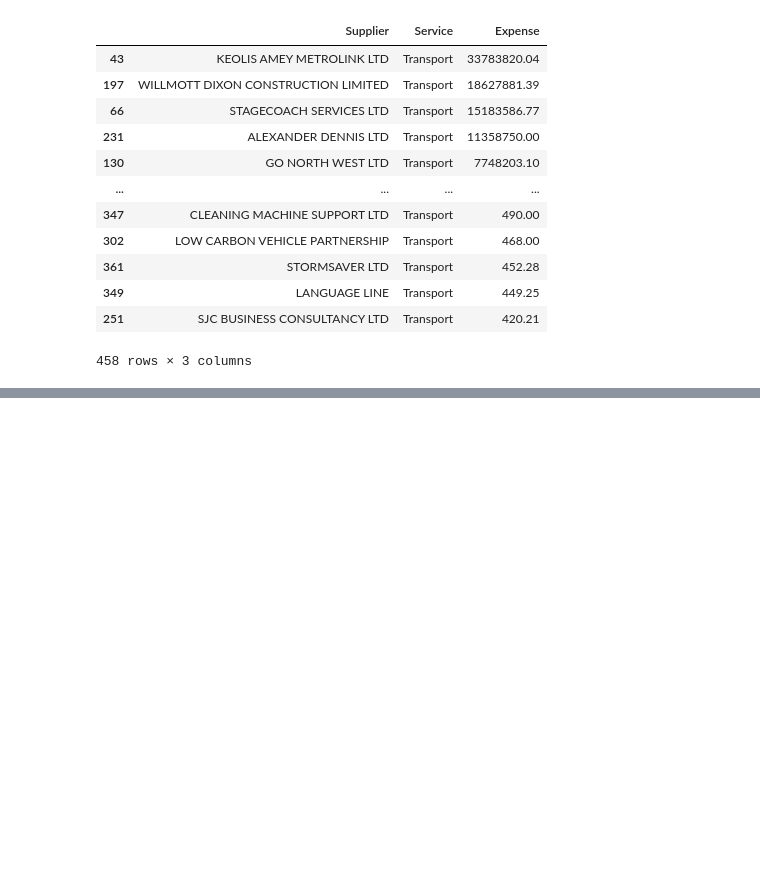
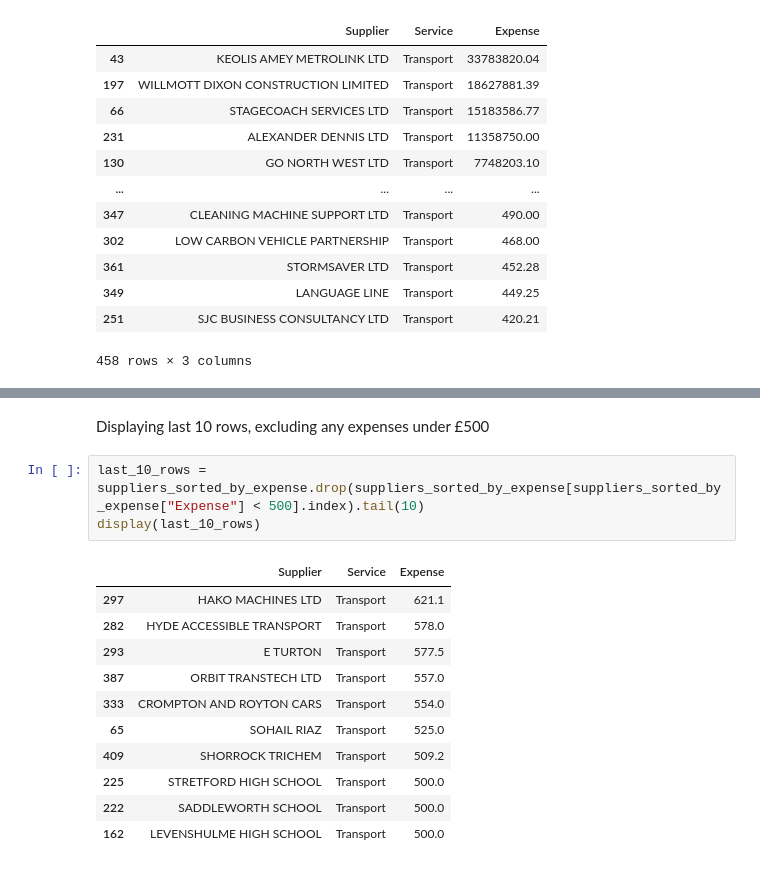
Before and after one commit to RamiYasir/I-Like-Trains, a Jupyter notebook: analysis.ipynb, the cells around one changed output, grey strips where cells are left out. Cells and saved outputs as stored; diff of their text form; blank space fills up the shorter version.

Commit message:
make bar chart horizontal, display last 10 rows of df

```diff
--- a/analysis.ipynb
+++ b/analysis.ipynb
@@ -119,3 +117,20 @@ NPOWER LTD: 2867918.7599999984
 ARTHUR J GALLAGHER INSURANCE BROKER: 2624594.1799999997
 MANCHESTER CITY COUNCIL: 2594553.97
 [figure]
+# %% [markdown]
+Displaying last 10 rows, excluding any expenses under £500
+# %%
+last_10_rows = suppliers_sorted_by_expense.drop(suppliers_sorted_by_expense[suppliers_sorted_by_expense["Expense"] < 500].index).tail(10)
+display(last_10_rows)
+# %% [output]
+|  | Supplier | Service | Expense |
+| 297 | HAKO MACHINES LTD | Transport | 621.1 |
+| 282 | HYDE ACCESSIBLE TRANSPORT | Transport | 578.0 |
+| 293 | E TURTON | Transport | 577.5 |
+| 387 | ORBIT TRANSTECH LTD | Transport | 557.0 |
+| 333 | CROMPTON AND ROYTON CARS | Transport | 554.0 |
+| 65 | SOHAIL RIAZ | Transport | 525.0 |
+| 409 | SHORROCK TRICHEM | Transport | 509.2 |
+| 225 | STRETFORD HIGH SCHOOL | Transport | 500.0 |
+| 222 | SADDLEWORTH SCHOOL | Transport | 500.0 |
+| 162 | LEVENSHULME HIGH SCHOOL | Transport | 500.0 |
```
Also changed, not shown: parts of 2 cells of this notebook.
